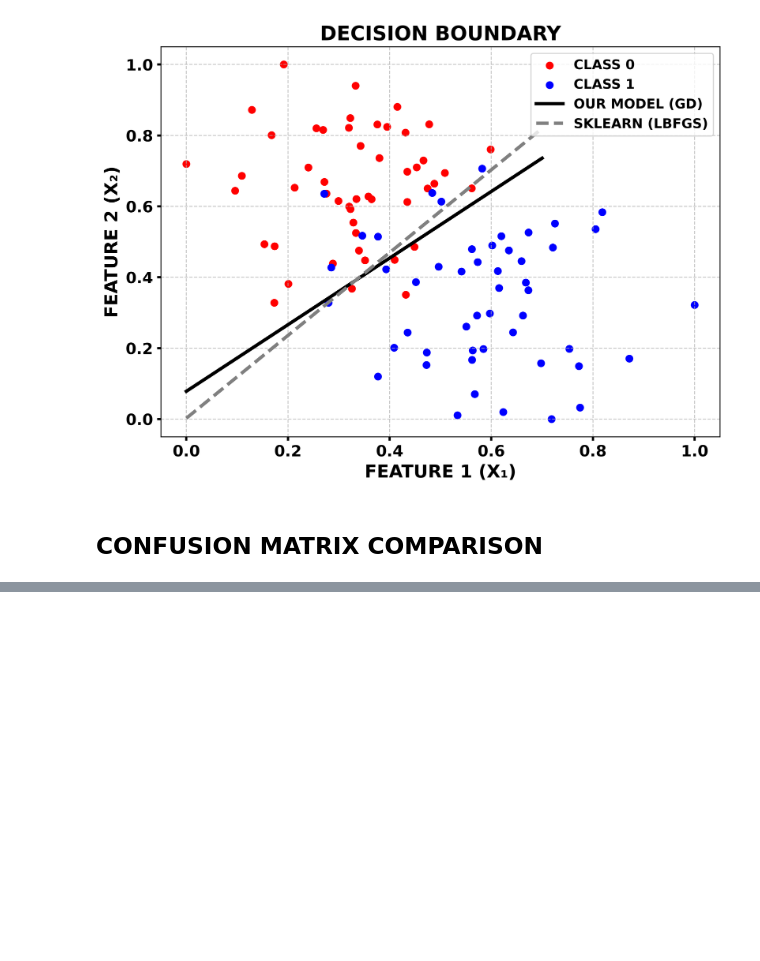
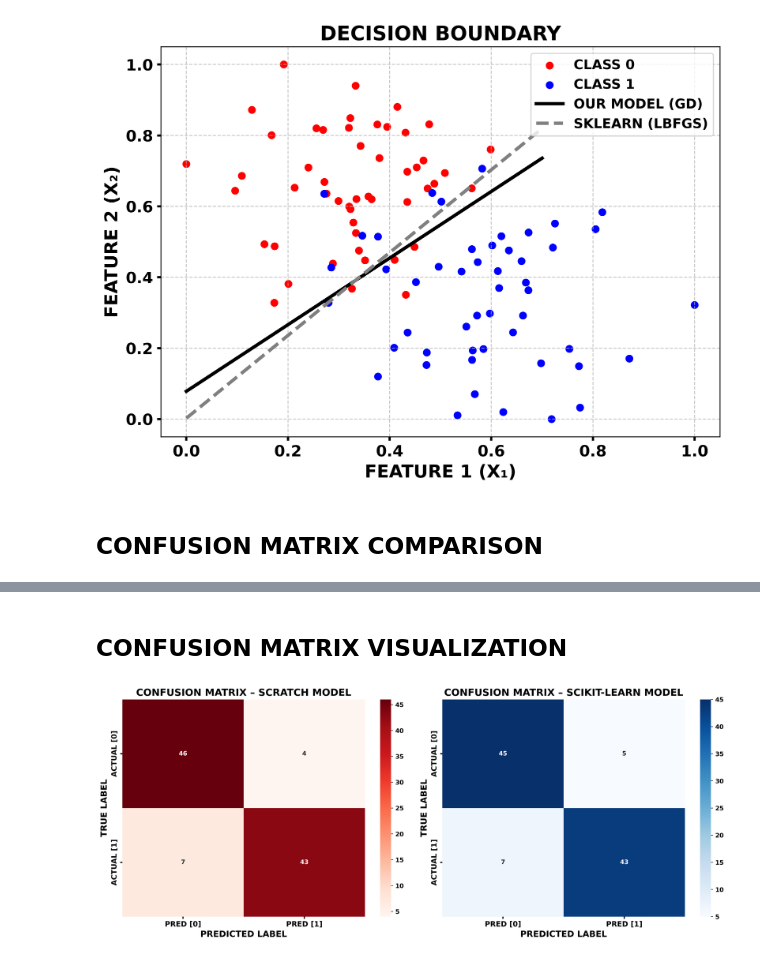
Before and after one commit to DaRkSouL36/LogisticRegression, a Jupyter notebook: LogisticRegression.ipynb, the cells around one changed output, grey strips where cells are left out. Cells and saved outputs as stored; diff of their text form; code cells hidden in the pictures; blank space fills up the shorter version.

Commit message:
SIDE-BY-SIDE CONFUSION MATRIX VISUALIZATION FOR SCRATCH AND SCIKIT-LEARN MODELS

```diff
--- a/LogisticRegression.ipynb
+++ b/LogisticRegression.ipynb
@@ -1528,7 +1528,7 @@ def confusion_matrix(y_true, y_pred, method):
     recall = TP / (TP + FN) if (TP + FN) > 0 else 0
     f1 = 2 * (precision * recall) / (precision + recall) if (precision + recall) > 0 else 0
 
-    print(f"CONFUSION MATRIX OF {method} -->")
+    print(f"CONFUSION MATRIX OF {method} MODEL -->")
     print(confusion_matrix)
 
     print("-" * 20)
@@ -1538,8 +1538,4 @@ def confusion_matrix(y_true, y_pred, method):
     print(f"F1-SCORE  --> {f1:.4f}")
     print("-" * 20)
 
-# SCRATCH
-cm_scratch = confusion_matrix(y_data, y_pred, method = 'OUR MODEL')
-
-# SCIKIT-LEARN
-cm_sklearn = confusion_matrix(y_data, y_pred_sk, method = 'SKLEARN')
+    return confusion_matrix
@@ -1564,0 +1542,6 @@ F1-SCORE  --> 0.8776
+# %%
+# SCRATCH
+cm_scratch = confusion_matrix(y_data, y_pred, method = 'SCRATCH')
+
+# SCIKIT-LEARN
+cm_sklearn = confusion_matrix(y_data, y_pred_sk, method = 'SKLEARN')
@@ -1564,0 +1567,53 @@ F1-SCORE  --> 0.8776
+# %% [markdown]
+## CONFUSION MATRIX VISUALIZATION
+# %%
+fig, axes = plt.subplots(1, 2, figsize=(15, 6), dpi=500)
+
+# ================= LEFT: FROM-SCRATCH MODEL =================
+sns.heatmap(
+    cm_scratch,
+    annot=True,
+    fmt="d",
+    cmap="Reds",
+    xticklabels=["PRED [0]", "PRED [1]"],
+    yticklabels=["ACTUAL [0]", "ACTUAL [1]"],
+    ax=axes[0]
+)
+
+axes[0].set_title(
+    "CONFUSION MATRIX – SCRATCH MODEL",
+    fontsize=16,
+    fontweight="bold"
+)
+axes[0].set_xlabel("PREDICTED LABEL", fontsize=14, fontweight="bold")
+axes[0].set_ylabel("TRUE LABEL", fontsize=14, fontweight="bold")
+
+# ================= RIGHT: SCIKIT-LEARN MODEL =================
+sns.heatmap(
+    cm_sklearn,
+    annot=True,
+    fmt="d",
+    cmap="Blues",
+    xticklabels=["PRED [0]", "PRED [1]"],
+    yticklabels=["ACTUAL [0]", "ACTUAL [1]"],
+    ax=axes[1]
+)
+
+axes[1].set_title(
+    "CONFUSION MATRIX – SCIKIT-LEARN MODEL",
+    fontsize=16,
+    fontweight="bold"
+)
+axes[1].set_xlabel("PREDICTED LABEL", fontsize=14, fontweight="bold")
+axes[1].set_ylabel("TRUE LABEL", fontsize=14, fontweight="bold")
+
+# ================= STYLING =================
+for ax in axes:
+    ax.tick_params(axis='both', which='major', labelsize=12, width=2)
+    for label in ax.get_xticklabels() + ax.get_yticklabels():
+        label.set_fontweight('bold')
+
+plt.tight_layout()
+plt.show()
+# %% [output]
+[figure, added]
```
Also changed, not shown: parts of 2 cells of this notebook.
